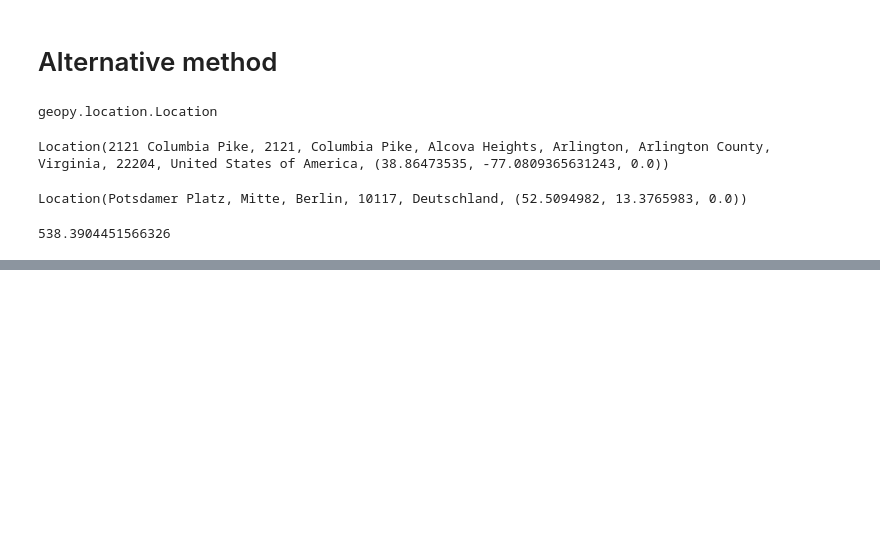
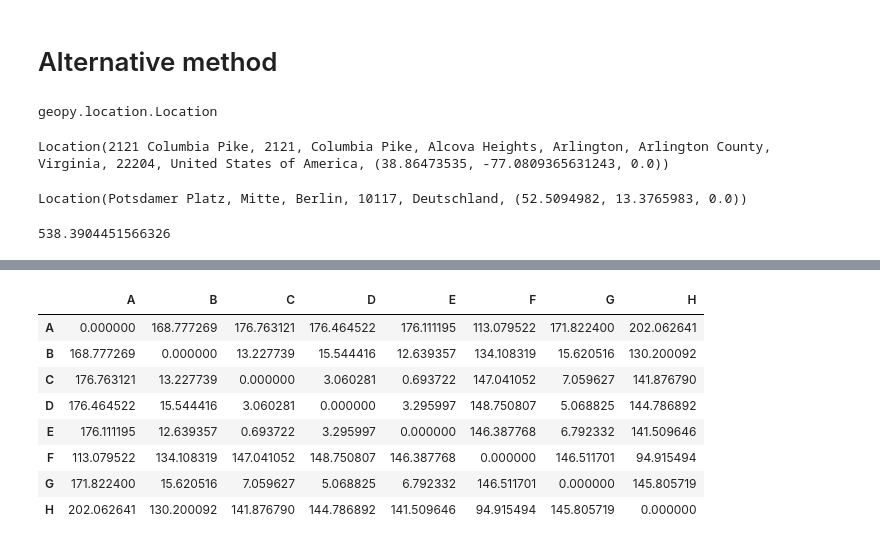
Before and after one commit to jianglong608/portfolio, a Jupyter notebook: Hud_project.ipynb, the cells around one changed output, grey strips where cells are left out. Cells and saved outputs as stored; diff of their text form; code cells hidden in the pictures; blank space fills up the shorter version.

```diff
--- a/Hud_project.ipynb
+++ b/Hud_project.ipynb
@@ -324,0 +386,26 @@ from IPython.display import Javascript
+# %%
+# calculate distance between each pairs
+distances = {}
+for i in range(len(places)):
+    a = places[i]
+    distances[a] = {}
+    for j in range(len(places)):
+        b = places[j]
+        if j == i:
+            distances[a][b] = 0.
+        elif j > i:
+            distances[a][b] = vincenty(trip.loc[a,:], trip.loc[b,:]).miles
+        else:
+            distances[a][b] = vincenty(trip.loc[b,:], trip.loc[a,:]).miles
+distances = pd.DataFrame(distances)
+distances
+# %% [output]
+|  | A | B | C | D | E | F | G | H |
+| A | 0.000000 | 168.777269 | 176.763121 | 176.464522 | 176.111195 | 113.079522 | 171.822400 | 202.062641 |
+| B | 168.777269 | 0.000000 | 13.227739 | 15.544416 | 12.639357 | 134.108319 | 15.620516 | 130.200092 |
+| C | 176.763121 | 13.227739 | 0.000000 | 3.060281 | 0.693722 | 147.041052 | 7.059627 | 141.876790 |
+| D | 176.464522 | 15.544416 | 3.060281 | 0.000000 | 3.295997 | 148.750807 | 5.068825 | 144.786892 |
+| E | 176.111195 | 12.639357 | 0.693722 | 3.295997 | 0.000000 | 146.387768 | 6.792332 | 141.509646 |
+| F | 113.079522 | 134.108319 | 147.041052 | 148.750807 | 146.387768 | 0.000000 | 146.511701 | 94.915494 |
+| G | 171.822400 | 15.620516 | 7.059627 | 5.068825 | 6.792332 | 146.511701 | 0.000000 | 145.805719 |
+| H | 202.062641 | 130.200092 | 141.876790 | 144.786892 | 141.509646 | 94.915494 | 145.805719 | 0.000000 |
```
Also changed, not shown: parts of 31 cells of this notebook, 1 other file.
